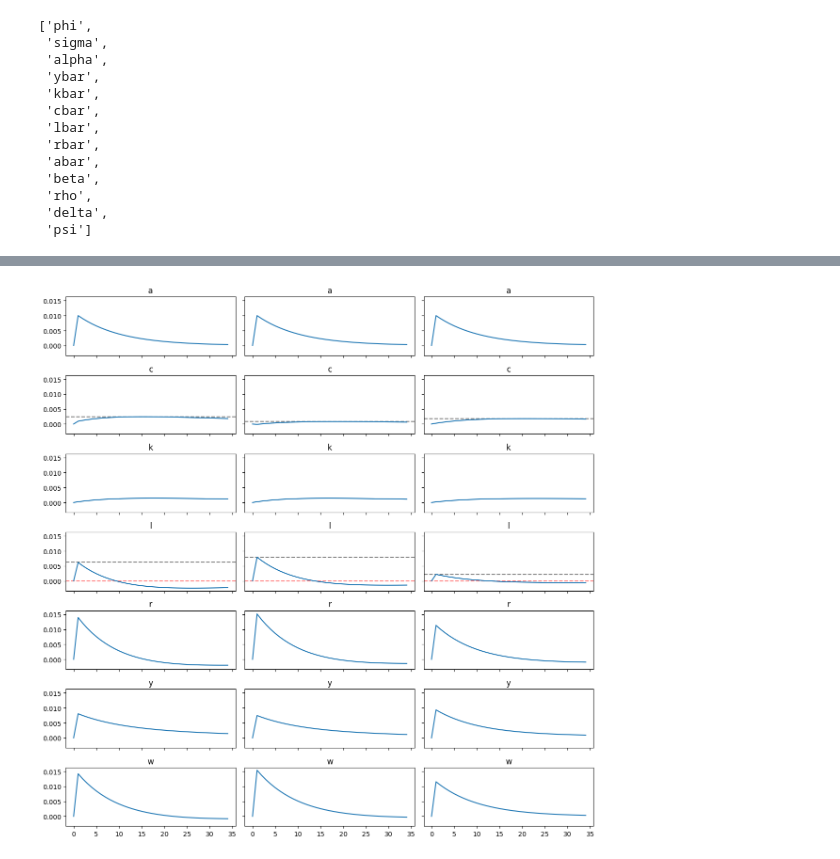
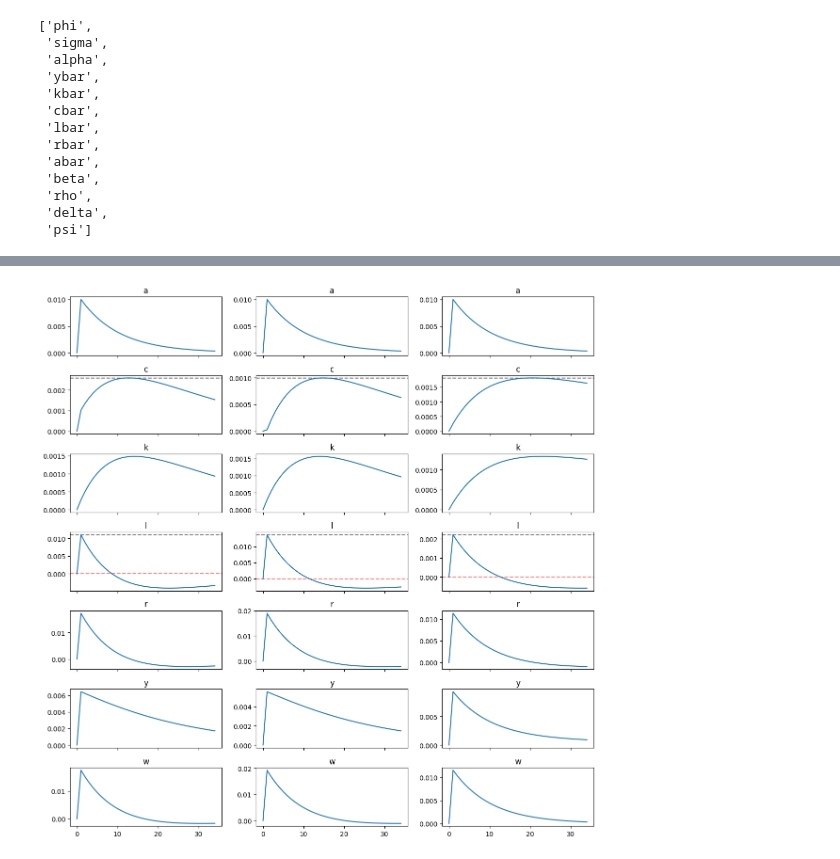
Before and after one commit to cortizbon/macro-models, a Jupyter notebook: rbc_noncentralized/simul.ipynb, the cells around one changed output, grey strips where cells are left out. Cells and saved outputs as stored; diff of their text form; code cells hidden in the pictures.

```diff
--- a/rbc_noncentralized/simul.ipynb
+++ b/rbc_noncentralized/simul.ipynb
@@ -69,29 +66,28 @@ x = [x1, x2, x3]
 # %%
 fig, axes = plt.subplots(7,
                          len(x),
                          sharex=True,
-                         sharey=True,
                           figsize=(12, 12))
 
 vars = ['a', 'c', 'k', 'l', 'r', 'y', 'w']
 
 for i, ax in enumerate(axes):
   var = vars[i]
   for idx, a in enumerate(ax):
     m = x[idx]
     if var == 'c':
       a.axhline(max(m[:35, i]),
                 color='k',
                 ls='--',
                 alpha=0.5)
     if var == 'l':
       a.axhline(max(m[:35, i]), color='k',
                 ls='--',
                 alpha=0.5)
       a.axhline(0, color='r', ls='--', alpha=0.5)
     a.plot(m[:35, i])
     a.set_title(var)
 
 fig.tight_layout()
 # %% [output]
-[figure, old version]
+[figure, new version]
```
Also changed, not shown: parts of 3 cells of this notebook, 1 other file.
